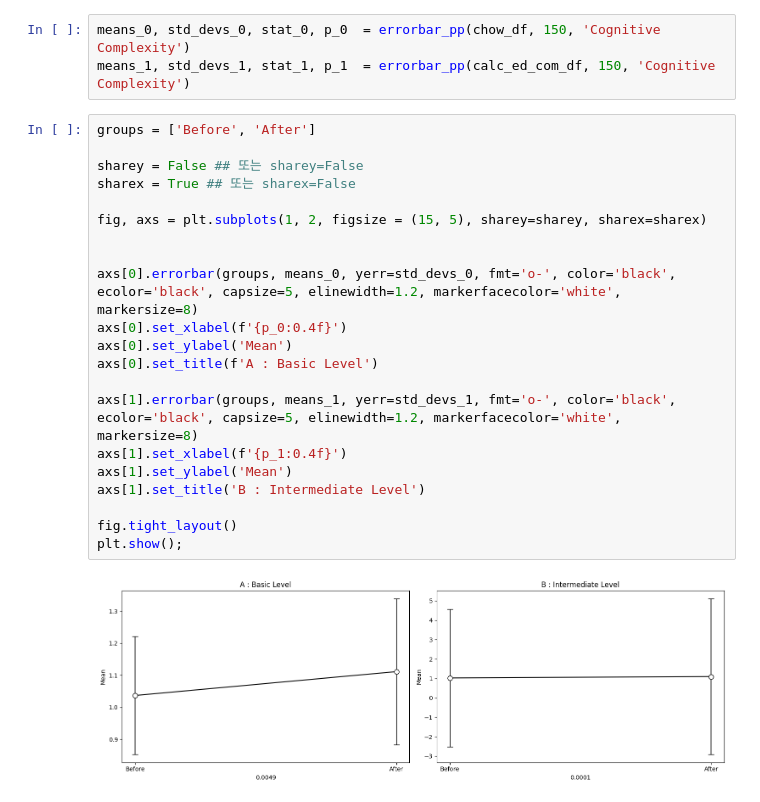
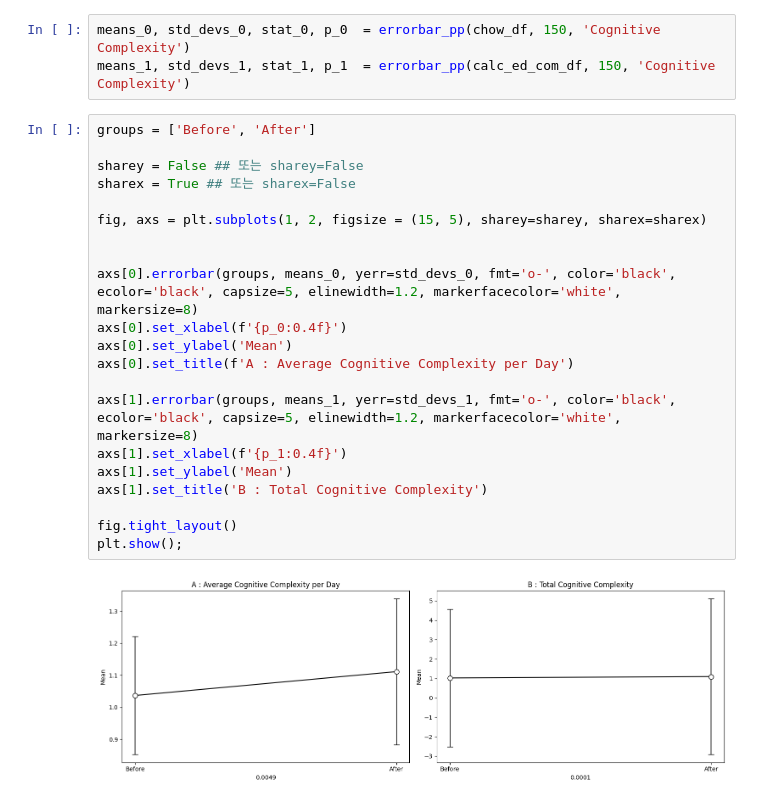
Before and after one commit to boysbeanxious/stackoverflow_src, a Jupyter notebook: stattest/t_mann_for_cc.ipynb, the cells around one changed output. Cells and saved outputs as stored; diff of their text form.

```diff
--- a/stattest/t_mann_for_cc.ipynb
+++ b/stattest/t_mann_for_cc.ipynb
@@ -153,23 +153,23 @@ means_1, std_devs_1, stat_1, p_1  = errorbar_pp(calc_ed_com_df, 150, 'Cognitive
 # %%
 groups = ['Before', 'After']
 
 sharey = False ## 또는 sharey=False
 sharex = True ## 또는 sharex=False
 
 fig, axs = plt.subplots(1, 2, figsize = (15, 5), sharey=sharey, sharex=sharex)
 
 
 axs[0].errorbar(groups, means_0, yerr=std_devs_0, fmt='o-', color='black', ecolor='black', capsize=5, elinewidth=1.2, markerfacecolor='white', markersize=8)
 axs[0].set_xlabel(f'{p_0:0.4f}')
 axs[0].set_ylabel('Mean')
-axs[0].set_title(f'A : Basic Level')
+axs[0].set_title(f'A : Average Cognitive Complexity per Day')
 
 axs[1].errorbar(groups, means_1, yerr=std_devs_1, fmt='o-', color='black', ecolor='black', capsize=5, elinewidth=1.2, markerfacecolor='white', markersize=8)
 axs[1].set_xlabel(f'{p_1:0.4f}')
 axs[1].set_ylabel('Mean')
-axs[1].set_title('B : Intermediate Level')
+axs[1].set_title('B : Total Cognitive Complexity')
 
 fig.tight_layout()
 plt.show();
 # %% [output]
-[figure, old version]
+[figure, new version]
```
Also changed, not shown: 1 other file.
